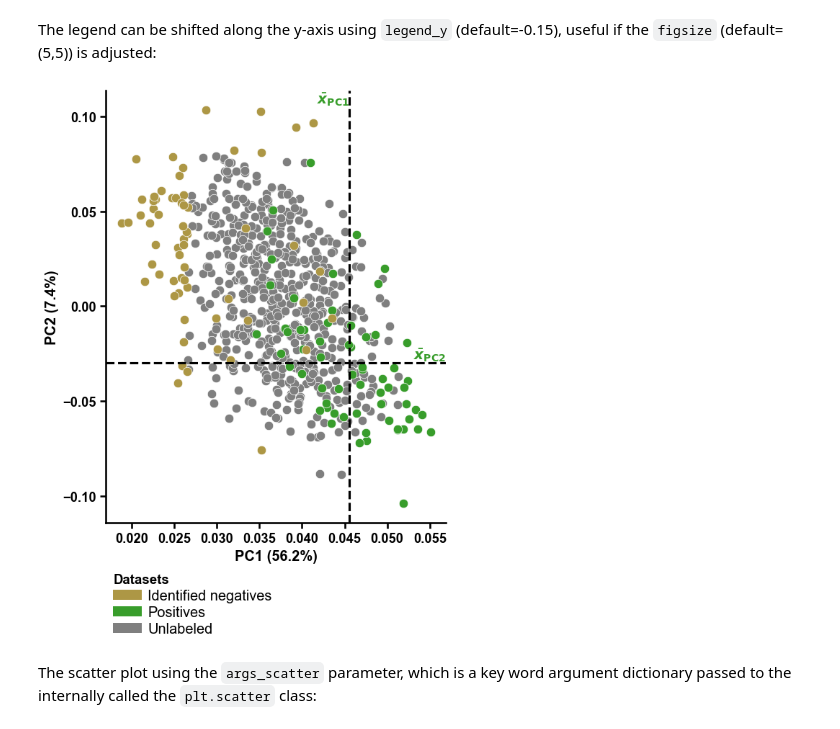
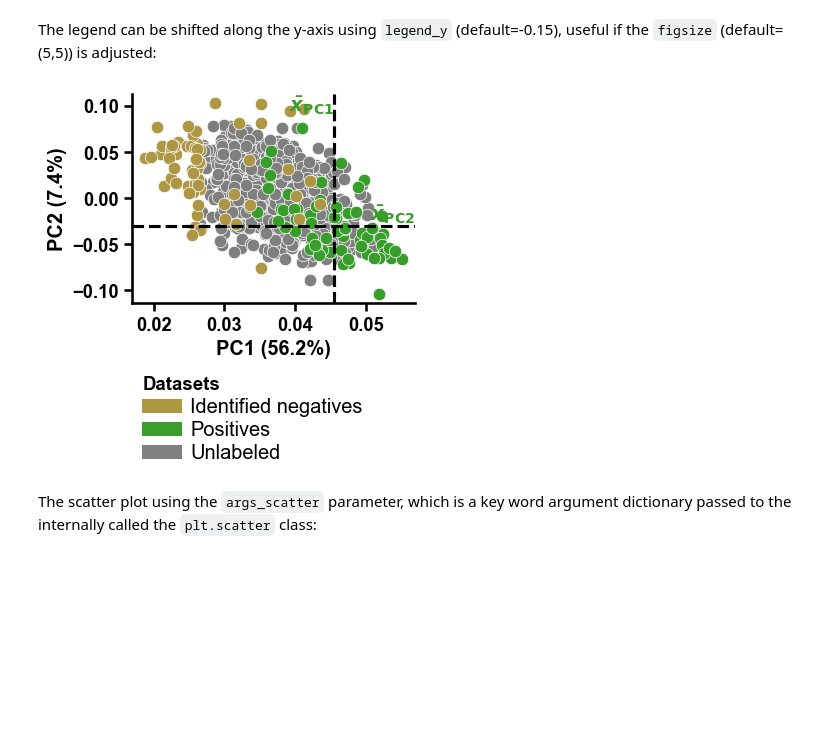
Before and after one commit to breimanntools/aaanalysis, a Jupyter notebook: examples/dpul_plot_pca.ipynb, the cells around one changed output. Saved outputs shown, nothing was run; the diff lists cells and outputs as text; code cells hidden in the pictures; blank space fills up the shorter version.

```diff
--- a/examples/dpul_plot_pca.ipynb
+++ b/examples/dpul_plot_pca.ipynb
@@ -84,11 +81,11 @@ plt.show()
 # %% [markdown]
 The legend can be shifted along the y-axis using ``legend_y`` (default=-0.15), useful if the ``figsize`` (default=(5,5)) is adjusted:
 # %%
-dpul_plot.pca(df_pu=df_pu, labels=labels, figsize=(6, 8), legend_y=-0.1)
+dpul_plot.pca(df_pu=df_pu, labels=labels, figsize=(4, 4), legend_y=-0.3)
 plt.tight_layout()
 plt.show()
 # %% [output]
-[figure, old version]
+[figure, new version]
 # %% [markdown]
 The scatter plot using the ``args_scatter`` parameter, which is a key word argument dictionary passed to the internally called the ``plt.scatter`` class:
 # %%
```
Also changed, not shown: parts of 3 cells of this notebook, 26 other files.
